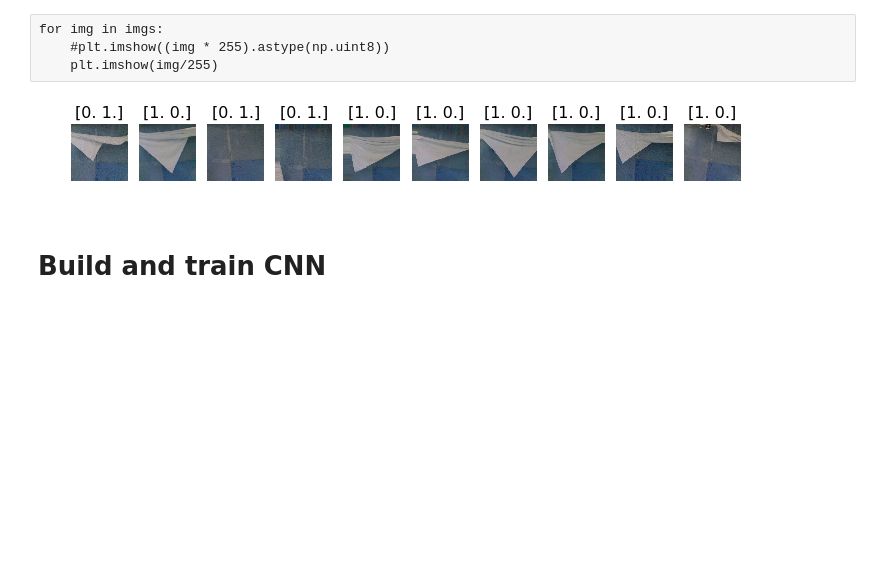
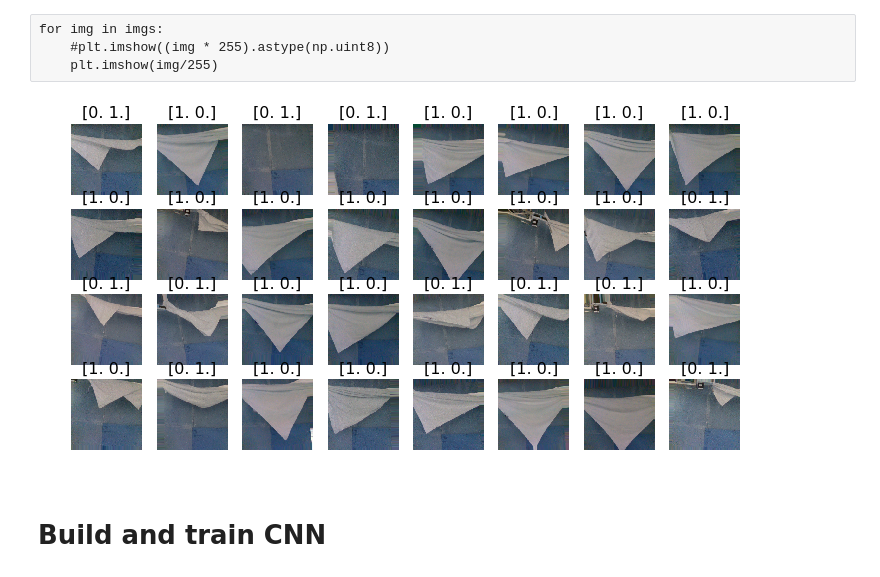
Before and after one commit to LSBigum/towel_nn, a Jupyter notebook: VGG16.ipynb, the cells around one changed output. Drawn from its saved outputs; the diff is of its cells as text; code cells hidden in the pictures; blank space fills up the shorter version.

```diff
--- a/VGG16.ipynb
+++ b/VGG16.ipynb
@@ -50,11 +51,28 @@ test_path = 'towels/test/'
 train_datagen = ImageDataGenerator(rotation_range=10, width_shift_range=0.1, height_shift_range=0.1,
                                    shear_range=0.15, zoom_range=0.1,
                                    channel_shift_range=10., horizontal_flip=False)
+# %%
+p, d, f = os.walk('towels/train/True').__next__()
+train_sample_count = len(f)
+p, d, f = os.walk('towels/train/False').__next__()
+train_sample_count = train_sample_count + len(f)
+train_batch_size = 32
+
+p, d, f = os.walk('towels/validate/True').__next__()
+valid_sample_count = len(f)
+p, d, f = os.walk('towels/validate/False').__next__()
+valid_sample_count = valid_sample_count + len(f)
+valid_batch_size = 4
+
+p, d, f = os.walk('towels/test/True').__next__()
+test_sample_count = len(f)
+p, d, f = os.walk('towels/test/False').__next__()
+test_sample_count = test_sample_count + len(f)
 # %%
 #train_batches = ImageDataGenerator().flow_from_directory(train_path, target_size=(224,224), classes=['True', 'False'], batch_size=10)
-train_batches = train_datagen.flow_from_directory(train_path, target_size=(224,224), classes=['True', 'False'], batch_size=10)
-valid_batches = ImageDataGenerator().flow_from_directory(valid_path, target_size=(224,224), classes=['True', 'False'], batch_size=4)
-test_batches = ImageDataGenerator().flow_from_directory(test_path, target_size=(224,224), classes=['True', 'False'], batch_size=28)
+train_batches = train_datagen.flow_from_directory(train_path, target_size=(224,224), classes=['True', 'False'], batch_size=train_batch_size)
+valid_batches = ImageDataGenerator().flow_from_directory(valid_path, target_size=(224,224), classes=['True', 'False'], batch_size=valid_batch_size)
+test_batches = ImageDataGenerator().flow_from_directory(test_path, target_size=(224,224), classes=['True', 'False'], batch_size=test_sample_count)
 # %% [output]
 Found 239 images belonging to 2 classes.
 Found 47 images belonging to 2 classes.
@@ -81,9 +99,9 @@ for img in imgs:
 # %%
 imgs, labels = next(train_batches)
 # %%
-plots(imgs, titles=labels)
+plots(imgs, titles=labels, rows = 4)
 # %% [output]
-[figure, old version]
+[figure, new version]
 # %% [markdown]
 # Build and train CNN
 # %% [raw]
```
Also changed, not shown: parts of 23 cells of this notebook, 8 other files.
